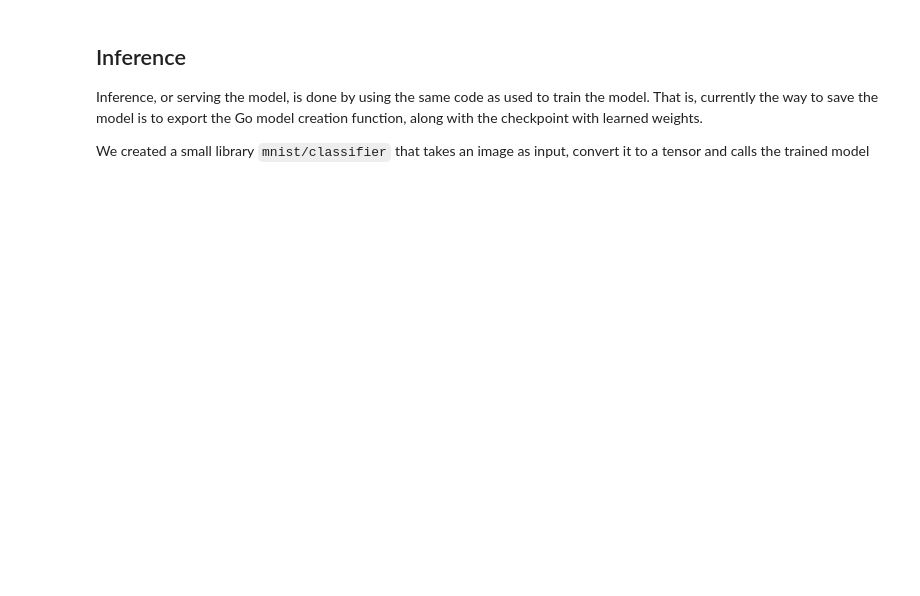
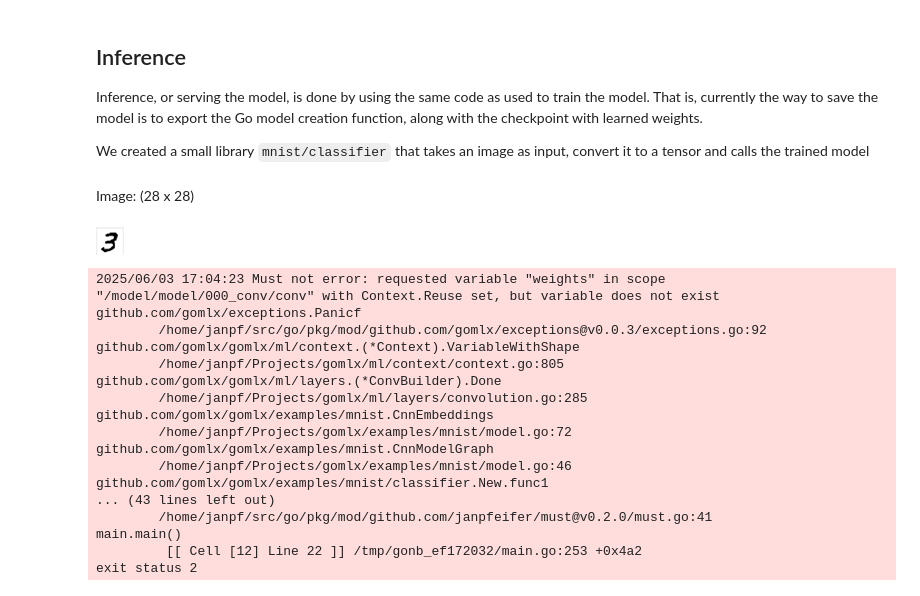
Before and after one commit to gomlx/gomlx, a Jupyter notebook: examples/mnist/mnist.ipynb, the cells around one changed output. Saved outputs shown, nothing was run; the diff lists cells and outputs as text; code cells hidden in the pictures; blank space fills up the shorter version.

```diff
--- a/examples/mnist/mnist.ipynb
+++ b/examples/mnist/mnist.ipynb
@@ -489,7 +485,7 @@ import (
     "github.com/gomlx/gomlx/examples/mnist/classifier"
     // We also must import then engine that will execute the model.
     // Currently only XLA is supported.
-    _ "github.com/gomlx/gomlx/backends/xla"
+    _ "github.com/gomlx/gomlx/backends/default"
 )
 
 %%
@@ -498,10 +494,30 @@
 imgPNG := must.M1(io.ReadAll(base64.NewDecoder(base64.StdEncoding, imgBase64)))
 img := must.M1(png.Decode(bytes.NewBuffer(imgPNG)))
 size := img.Bounds()
 gonbui.DisplayHTML(fmt.Sprintf("<p>Image: (%d x %d)</p>", size.Dx(), size.Dy()))
 gonbui.DisplayPNG(imgPNG)
 
 // Classify:
 inference := must.M1(classifier.New("~/work/mnist/cnn"))
 classID := must.M1(inference.Classify(img))
 gonbui.DisplayHTML(fmt.Sprintf("<p>Class: <b>(%d)</b></p>", classID))
+# %% [output]
+Image: (28 x 28)
+[figure, added]
+2025/06/03 17:04:23 Must not error: requested variable "weights" in scope "/model/model/000_conv/conv" with Context.Reuse set, but variable does not exist
+github.com/gomlx/exceptions.Panicf
+        /home/janpf/src/go/pkg/mod/github.com/gomlx/exceptions@v0.0.3/exceptions.go:92
+github.com/gomlx/gomlx/ml/context.(*Context).VariableWithShape
+        /home/janpf/Projects/gomlx/ml/context/context.go:805
+github.com/gomlx/gomlx/ml/layers.(*ConvBuilder).Done
+        /home/janpf/Projects/gomlx/ml/layers/convolution.go:285
+github.com/gomlx/gomlx/examples/mnist.CnnEmbeddings
+        /home/janpf/Projects/gomlx/examples/mnist/model.go:72
+github.com/gomlx/gomlx/examples/mnist.CnnModelGraph
+        /home/janpf/Projects/gomlx/examples/mnist/model.go:46
+github.com/gomlx/gomlx/examples/mnist/classifier.New.func1
+... (43 lines left out)
+        /home/janpf/src/go/pkg/mod/github.com/janpfeifer/must@v0.2.0/must.go:41
+main.main()
+         [[ Cell [12] Line 22 ]] /tmp/gonb_ef172032/main.go:253 +0x4a2
+exit status 2
```
Also changed, not shown: parts of 9 cells of this notebook, 24 other files.
